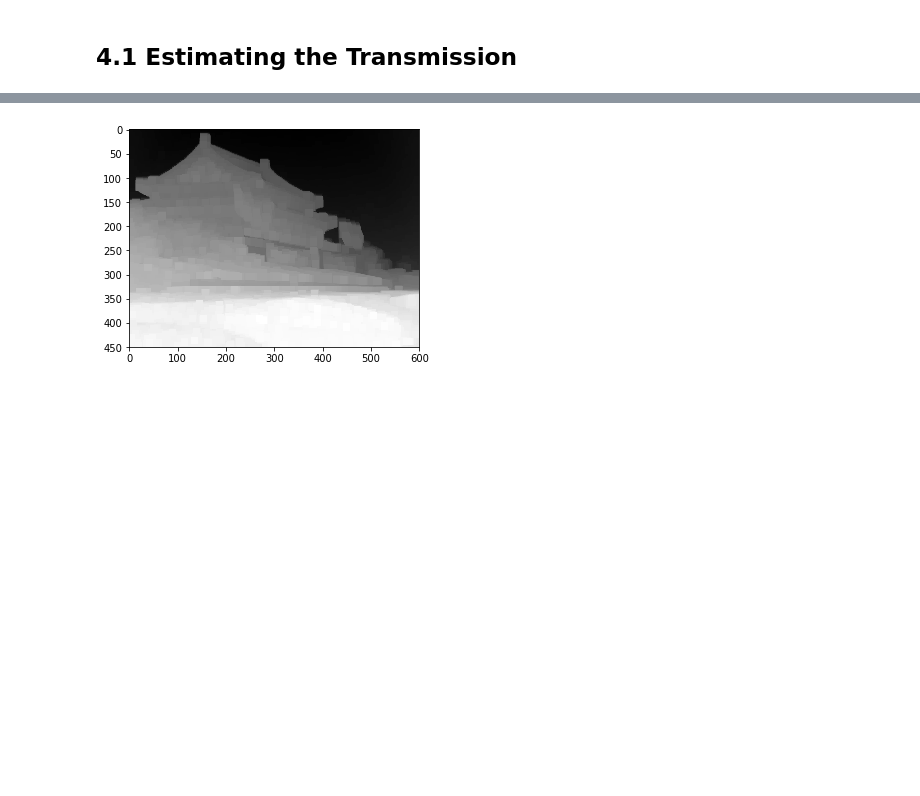
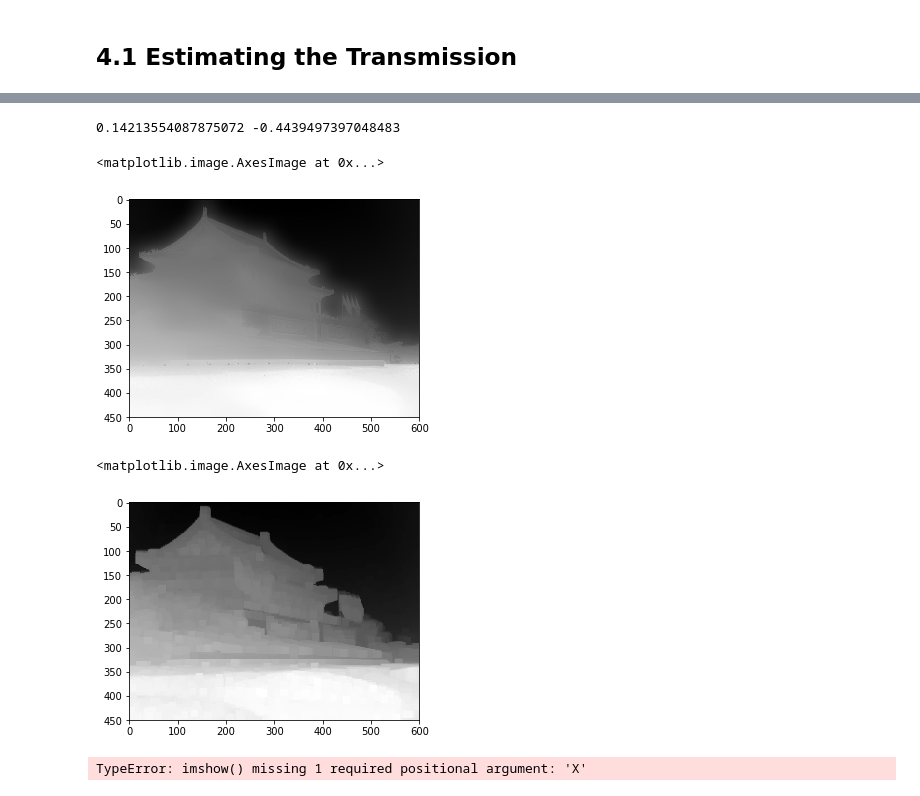
Before and after one commit to rexledesma/Haze-Removal, a Jupyter notebook: haze-removal.ipynb, the cells around one changed output, grey strips where cells are left out. Cells and saved outputs as stored; diff of their text form; code cells hidden in the pictures; blank space fills up the shorter version.

```diff
--- a/haze-removal.ipynb
+++ b/haze-removal.ipynb
@@ -93,3 +95,6 @@ def estimate_transmission(img, omega=0.95):
     norm_img_dc = get_dark_channel_prior(norm_img)
 
     return 1 - omega*norm_img_dc
+# %%
+t_est = estimate_transmission(img)
+plt.imshow(estimate_transmission(img), cmap='gray')
@@ -96,4 +143,22 @@ def estimate_transmission(img, omega=0.95):
+# %%
+img_norm = (img - img.min()) / (img.max() - img.min())
+
+refined_t = refine_t(img,t_est)
+refined_t = refined_t.clip(min=0)
+
+#print(refined_t)
+#print(t_est)
+plt.imshow(refined_t,cmap='gray')
+# %% [output]
+0.14213554087875072 -0.4439497397048483
+<matplotlib.image.AxesImage at 0x...>
+[figure, added]
 # %%
-plt.imshow(estimate_transmission(img), cmap='gray');
+plt.imshow(t_est,cmap='gray')
 # %% [output]
+<matplotlib.image.AxesImage at 0x...>
 [figure]
+# %%
+plt.imshow()
+# %% [output]
+TypeError: imshow() missing 1 required positional argument: 'X'
```
Also changed, not shown: parts of 3 cells of this notebook.
